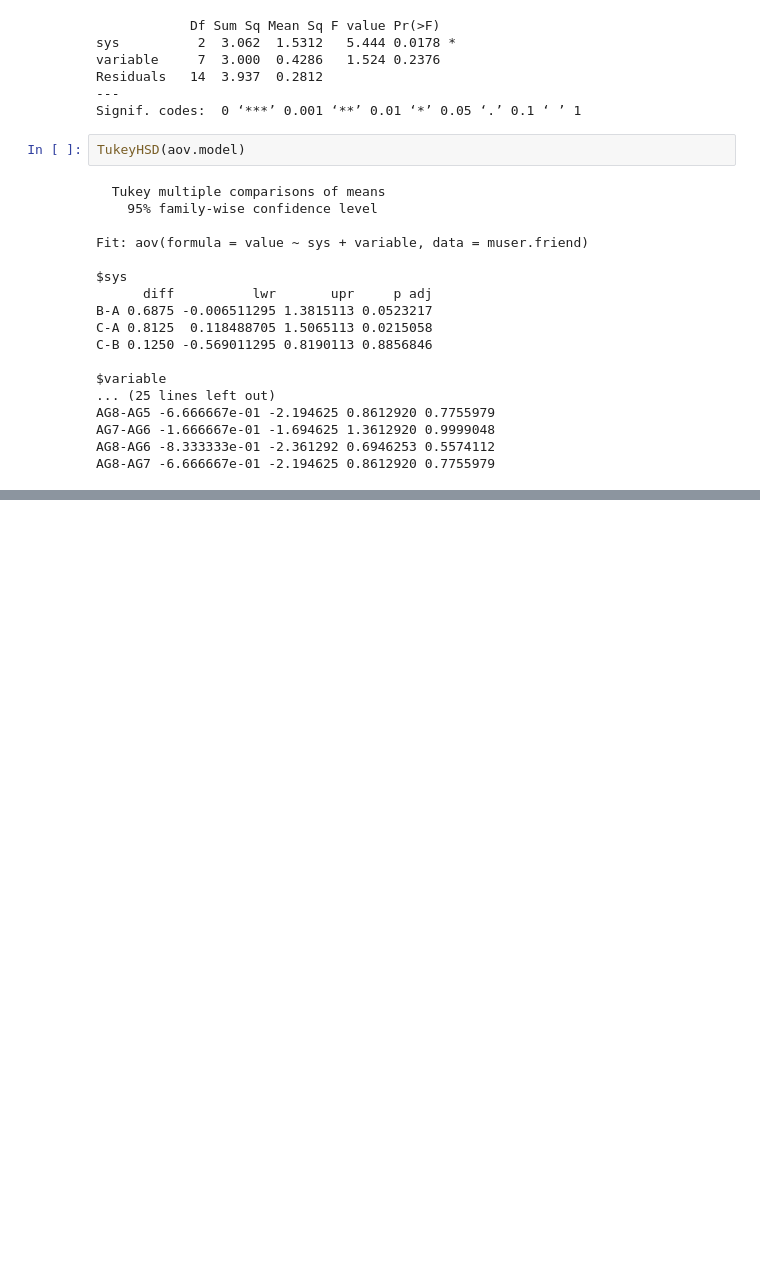
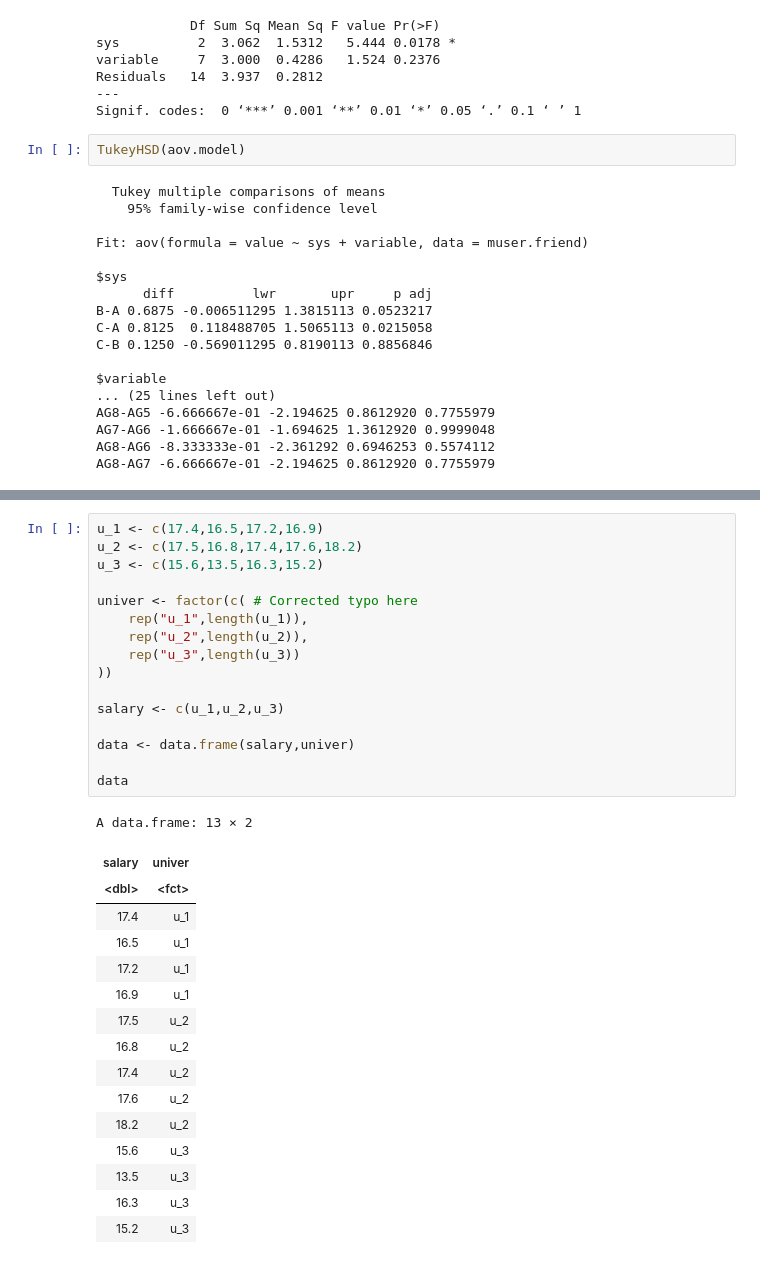
Before and after one commit to tontantip/DADS6001-Project-Applied-statistics, a Jupyter notebook: in class/anova.ipynb, the cells around one changed output, grey strips where cells are left out. Drawn from its saved outputs; the diff is of its cells as text; blank space fills up the shorter version.

```diff
--- a/in class/anova.ipynb
+++ b/in class/anova.ipynb
@@ -417,0 +457,33 @@ AG8-AG7 -6.666667e-01 -2.194625 0.8612920 0.7755979
+# %%
+u_1 <- c(17.4,16.5,17.2,16.9)
+u_2 <- c(17.5,16.8,17.4,17.6,18.2)
+u_3 <- c(15.6,13.5,16.3,15.2)
+
+univer <- factor(c( # Corrected typo here
+    rep("u_1",length(u_1)),
+    rep("u_2",length(u_2)),
+    rep("u_3",length(u_3))
+))
+
+salary <- c(u_1,u_2,u_3)
+
+data <- data.frame(salary,univer)
+
+data
+# %% [output]
+A data.frame: 13 × 2
+| salary | univer |
+| <dbl> | <fct> |
+| 17.4 | u_1 |
+| 16.5 | u_1 |
+| 17.2 | u_1 |
+| 16.9 | u_1 |
+| 17.5 | u_2 |
+| 16.8 | u_2 |
+| 17.4 | u_2 |
+| 17.6 | u_2 |
+| 18.2 | u_2 |
+| 15.6 | u_3 |
+| 13.5 | u_3 |
+| 16.3 | u_3 |
+| 15.2 | u_3 |
```
Also changed, not shown: parts of 3 cells of this notebook.
